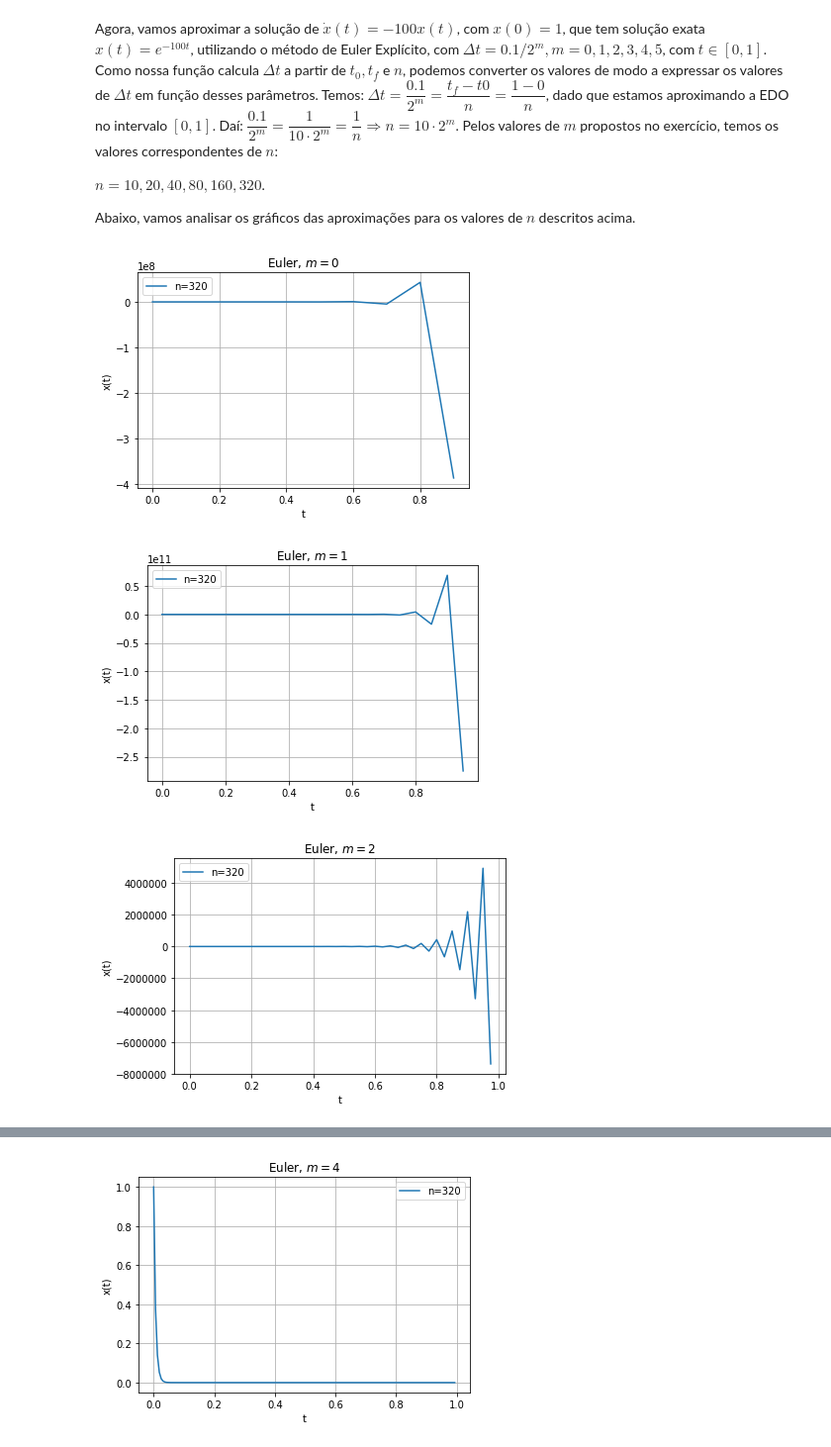
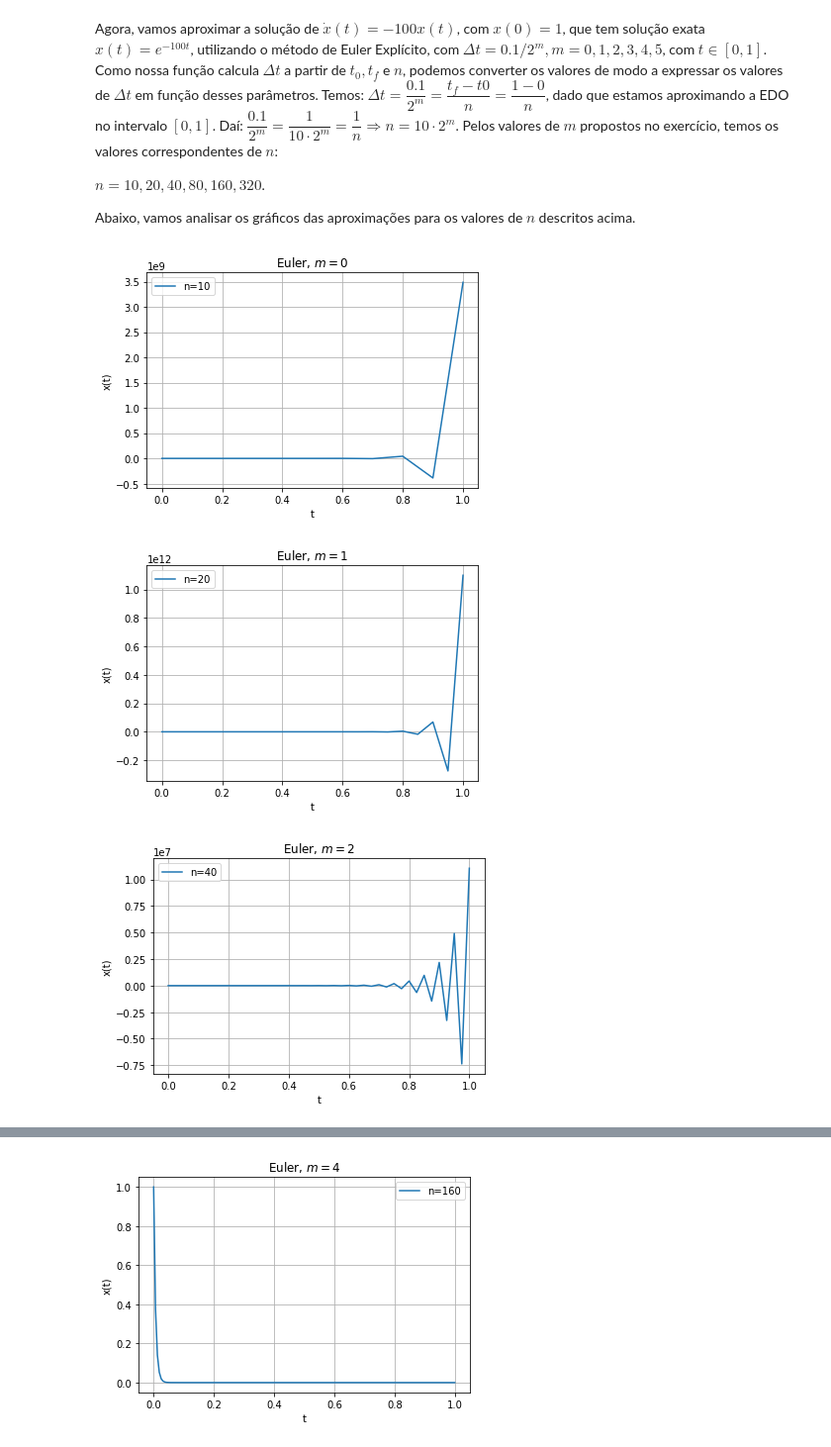
Before and after one commit to yankaled/numerico_passo_unico, a Jupyter notebook: tarefa2.ipynb, the cells around one changed output, grey strips where cells are left out. Shown: that part at 99% size. Cells and saved outputs as stored; diff of their text form; code cells hidden in the pictures.

```diff
--- a/tarefa2.ipynb
+++ b/tarefa2.ipynb
@@ -6,13 +6,13 @@ import matplotlib.pyplot as plt
 ## Questão 2
 # %%
 def ode_passo_unico(t0, tf, n, f, PHI, y0):
-    y = np.zeros(n)
+    y = np.zeros(n+1)
     y[0] = y0
     delta = (tf - t0) / n
     t = 0
     ts =[]
     ts.append(t)
-    for k in range(0, n-1):
+    for k in range(0, n):
         y[k+1] = y[k] + delta * PHI(t, y[k], delta, f)
         t = t + delta
         ts.append(t)
@@ -60,7 +57,7 @@ Abaixo, vamos analisar os gráficos das aproximações para os valores de $n$ de
 T, X_ = ode_passo_unico(0.0, 1.0, 10, f2, phi_euler, 1.0)
 
 plt.figure()
-plt.plot(T, X_, label = 'n='+str(n))
+plt.plot(T, X_, label = 'n=10')
 
 plt.title('Euler, $m = 0 $')
 plt.xlabel('t')
@@ -70,12 +67,12 @@ plt.grid(True)
 plt.legend()
 plt.show()
 # %% [output]
-[figure, old version]
+[figure, new version]
 # %%
 T, X_ = ode_passo_unico(0.0, 1.0, 20, f2, phi_euler, 1.0)
 
 plt.figure()
-plt.plot(T, X_, label = 'n='+str(n))
+plt.plot(T, X_, label = 'n=20')
 
 plt.title('Euler, $m = 1$')
 plt.xlabel('t')
@@ -85,22 +82,22 @@ plt.grid(True)
 plt.legend()
 plt.show()
 # %% [output]
-[figure, old version]
+[figure, new version]
 # %%
 T, X_ = ode_passo_unico(0.0, 1.0, 40, f2, phi_euler, 1.0)
 
 plt.figure()
-plt.plot(T, X_, label = 'n='+str(n))
+plt.plot(T, X_, label = 'n=40')
 
 plt.title('Euler, $m = 2$')
 plt.xlabel('t')
 plt.ylabel('x(t)')
 
 plt.grid(True)
 plt.legend()
 plt.show()
 # %% [output]
-[figure, old version]
+[figure, new version]
 # %%
 T, X_ = ode_passo_unico(0.0, 1.0, 80, f2, phi_euler, 1.0)
 
```
Also changed, not shown: parts of 17 cells of this notebook.
